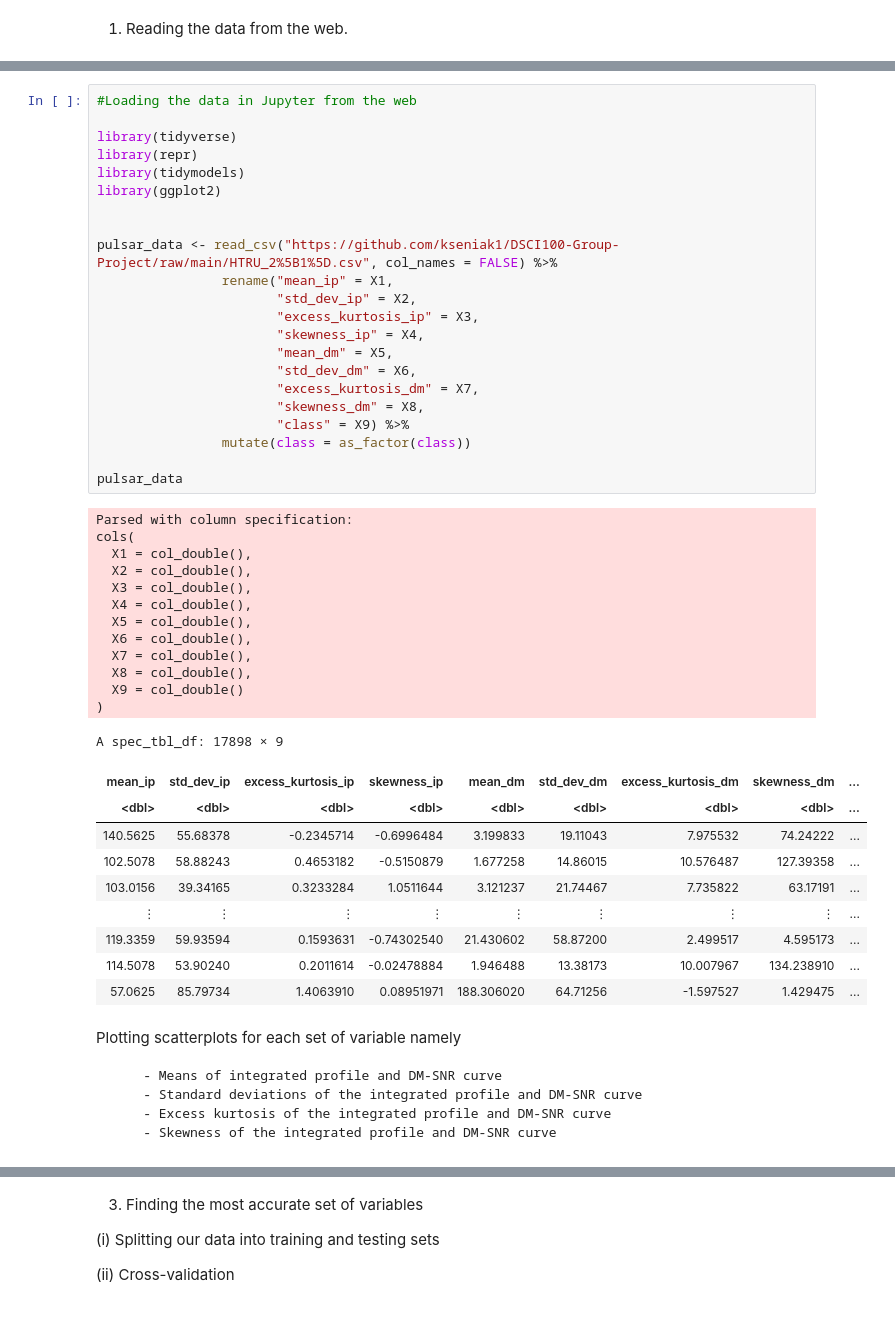
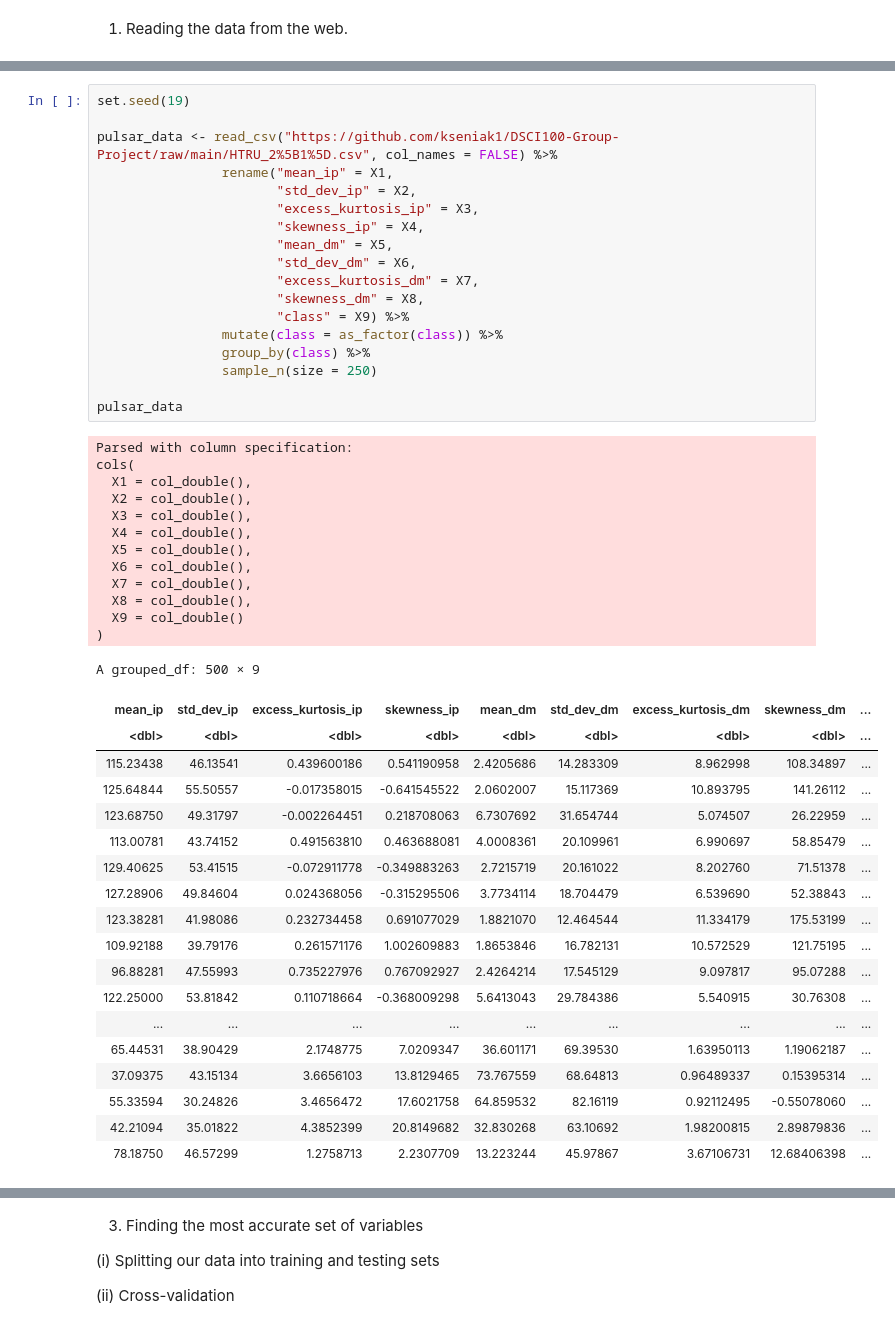
Before and after one commit to kseniak1/DSCI100-Project, a Jupyter notebook: Avishka_notebook.ipynb, the cells around one changed output, grey strips where cells are left out. Saved outputs shown, nothing was run; the diff lists cells and outputs as text.

Commit message:
data_analysis

```diff
--- a/Avishka_notebook.ipynb
+++ b/Avishka_notebook.ipynb
@@ -61,52 +84,50 @@ using the ggplot function as shown below. Name the outputs as means_plot, std_de
 # %%
-#Loading the data in Jupyter from the web
-
-library(tidyverse)
-library(repr)
-library(tidymodels)
-library(ggplot2)
-
+set.seed(19)
 
 pulsar_data <- read_csv("https://github.com/kseniak1/DSCI100-Group-Project/raw/main/HTRU_2%5B1%5D.csv", col_names = FALSE) %>%
                 rename("mean_ip" = X1,
                        "std_dev_ip" = X2,
                        "excess_kurtosis_ip" = X3,
                        "skewness_ip" = X4,
                        "mean_dm" = X5,
                        "std_dev_dm" = X6,
                        "excess_kurtosis_dm" = X7,
                        "skewness_dm" = X8,
                        "class" = X9) %>%
-                mutate(class = as_factor(class))
+                mutate(class = as_factor(class)) %>%
+                group_by(class) %>%
+                sample_n(size = 250)
 
 pulsar_data
 # %% [output]
 Parsed with column specification:
 cols(
   X1 = col_double(),
   X2 = col_double(),
   X3 = col_double(),
   X4 = col_double(),
   X5 = col_double(),
   X6 = col_double(),
   X7 = col_double(),
   X8 = col_double(),
   X9 = col_double()
 )
-A spec_tbl_df: 17898 × 9
+A grouped_df: 500 × 9
 | mean_ip | std_dev_ip | excess_kurtosis_ip | skewness_ip | mean_dm | std_dev_dm | excess_kurtosis_dm | skewness_dm | ... |
 | <dbl> | <dbl> | <dbl> | <dbl> | <dbl> | <dbl> | <dbl> | <dbl> | ... |
-| 140.5625 | 55.68378 | -0.2345714 | -0.6996484 | 3.199833 | 19.11043 | 7.975532 | 74.24222 | ... |
-| 102.5078 | 58.88243 | 0.4653182 | -0.5150879 | 1.677258 | 14.86015 | 10.576487 | 127.39358 | ... |
-| 103.0156 | 39.34165 | 0.3233284 | 1.0511644 | 3.121237 | 21.74467 | 7.735822 | 63.17191 | ... |
-| ⋮ | ⋮ | ⋮ | ⋮ | ⋮ | ⋮ | ⋮ | ⋮ | ... |
-| 119.3359 | 59.93594 | 0.1593631 | -0.74302540 | 21.430602 | 58.87200 | 2.499517 | 4.595173 | ... |
-| 114.5078 | 53.90240 | 0.2011614 | -0.02478884 | 1.946488 | 13.38173 | 10.007967 | 134.238910 | ... |
-| 57.0625 | 85.79734 | 1.4063910 | 0.08951971 | 188.306020 | 64.71256 | -1.597527 | 1.429475 | ... |
+| 115.23438 | 46.13541 | 0.439600186 | 0.541190958 | 2.4205686 | 14.283309 | 8.962998 | 108.34897 | ... |
+| 125.64844 | 55.50557 | -0.017358015 | -0.641545522 | 2.0602007 | 15.117369 | 10.893795 | 141.26112 | ... |
+| 123.68750 | 49.31797 | -0.002264451 | 0.218708063 | 6.7307692 | 31.654744 | 5.074507 | 26.22959 | ... |
+| 113.00781 | 43.74152 | 0.491563810 | 0.463688081 | 4.0008361 | 20.109961 | 6.990697 | 58.85479 | ... |
+| 129.40625 | 53.41515 | -0.072911778 | -0.349883263 | 2.7215719 | 20.161022 | 8.202760 | 71.51378 | ... |
+| 127.28906 | 49.84604 | 0.024368056 | -0.315295506 | 3.7734114 | 18.704479 | 6.539690 | 52.38843 | ... |
+| 123.38281 | 41.98086 | 0.232734458 | 0.691077029 | 1.8821070 | 12.464544 | 11.334179 | 175.53199 | ... |
+| 109.92188 | 39.79176 | 0.261571176 | 1.002609883 | 1.8653846 | 16.782131 | 10.572529 | 121.75195 | ... |
+| 96.88281 | 47.55993 | 0.735227976 | 0.767092927 | 2.4264214 | 17.545129 | 9.097817 | 95.07288 | ... |
+| 122.25000 | 53.81842 | 0.110718664 | -0.368009298 | 5.6413043 | 29.784386 | 5.540915 | 30.76308 | ... |
+| ... | ... | ... | ... | ... | ... | ... | ... | ... |
+| 65.44531 | 38.90429 | 2.1748775 | 7.0209347 | 36.601171 | 69.39530 | 1.63950113 | 1.19062187 | ... |
+| 37.09375 | 43.15134 | 3.6656103 | 13.8129465 | 73.767559 | 68.64813 | 0.96489337 | 0.15395314 | ... |
+| 55.33594 | 30.24826 | 3.4656472 | 17.6021758 | 64.859532 | 82.16119 | 0.92112495 | -0.55078060 | ... |
+| 42.21094 | 35.01822 | 4.3852399 | 20.8149682 | 32.830268 | 63.10692 | 1.98200815 | 2.89879836 | ... |
+| 78.18750 | 46.57299 | 1.2758713 | 2.2307709 | 13.223244 | 45.97867 | 3.67106731 | 12.68406398 | ... |
-# %% [markdown]
-Plotting scatterplots for each set of variable namely
-
-        - Means of integrated profile and DM-SNR curve
-        - Standard deviations of the integrated profile and DM-SNR curve
-        - Excess kurtosis of the integrated profile and DM-SNR curve
-        - Skewness of the integrated profile and DM-SNR curve
```
Also changed, not shown: parts of 16 cells of this notebook.
